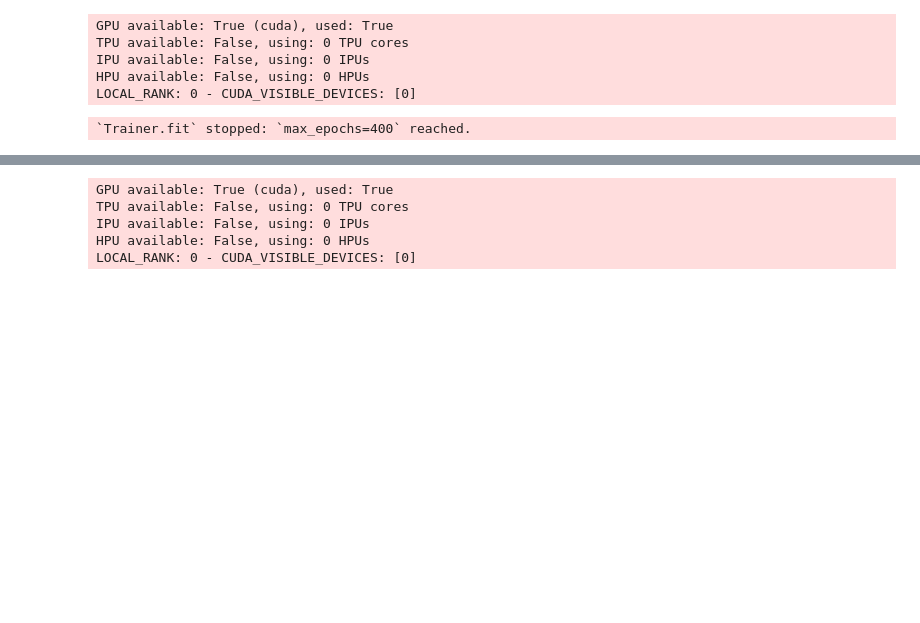
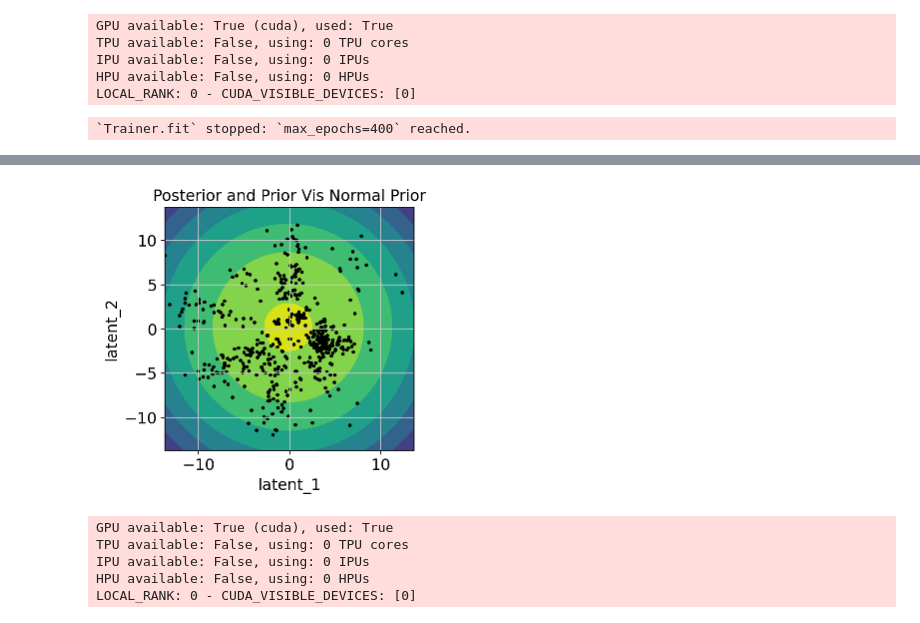
Before and after one commit to LeanderDiazBone/BachelorThesis, a Jupyter notebook: posterior_visualization.ipynb, the cells around one changed output, grey strips where cells are left out. Saved outputs shown, nothing was run; the diff lists cells and outputs as text; code cells hidden in the pictures; blank space fills up the shorter version.

```diff
--- a/posterior_visualization.ipynb
+++ b/posterior_visualization.ipynb
@@ -55 +60,5 @@ LOCAL_RANK: 0 - CUDA_VISIBLE_DEVICES: [0]
+# %%
+posteriorVisualization(adata, vaeN,  "Normal")
+# %% [output]
+[figure, added]
 # %%
```
Also changed, not shown: parts of 14 cells of this notebook, 18 other files.
